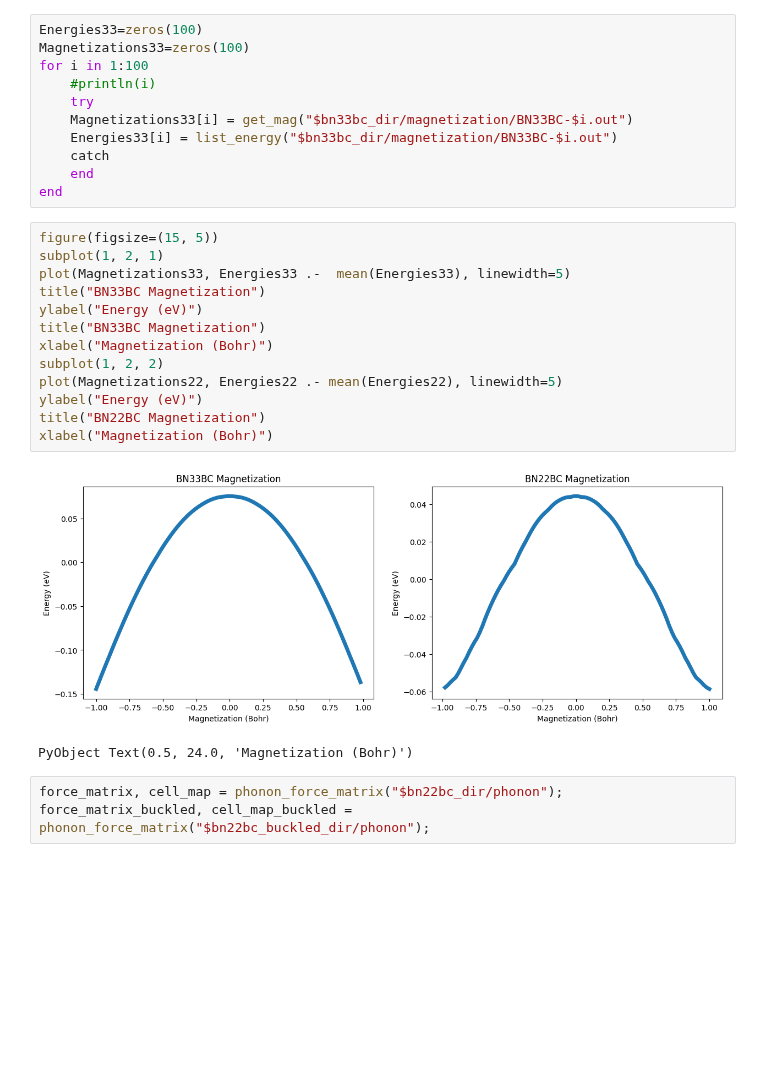
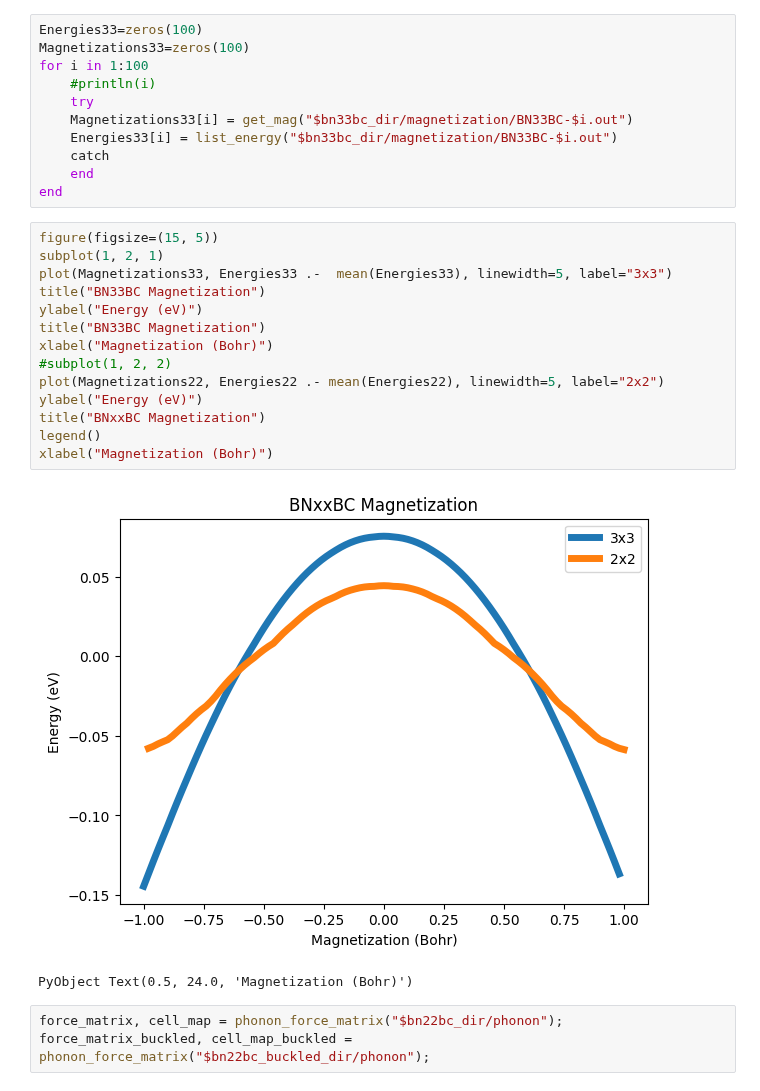
Before and after one commit to AliGhorashiCMT/Plasmons_Paper, a Jupyter notebook: Substitutional_Defects/Analyze.ipynb, the cells around one changed output. Cells and saved outputs as stored; diff of their text form; blank space fills up the shorter version.

```diff
--- a/Substitutional_Defects/Analyze.ipynb
+++ b/Substitutional_Defects/Analyze.ipynb
@@ -86,18 +75,19 @@ end
 # %%
 figure(figsize=(15, 5))
 subplot(1, 2, 1)
-plot(Magnetizations33, Energies33 .-  mean(Energies33), linewidth=5)
+plot(Magnetizations33, Energies33 .-  mean(Energies33), linewidth=5, label="3x3")
 title("BN33BC Magnetization")
 ylabel("Energy (eV)")
 title("BN33BC Magnetization")
 xlabel("Magnetization (Bohr)")
-subplot(1, 2, 2)
-plot(Magnetizations22, Energies22 .- mean(Energies22), linewidth=5)
+#subplot(1, 2, 2)
+plot(Magnetizations22, Energies22 .- mean(Energies22), linewidth=5, label="2x2")
 ylabel("Energy (eV)")
-title("BN22BC Magnetization")
+title("BNxxBC Magnetization")
+legend()
 xlabel("Magnetization (Bohr)")
 # %% [output]
-[figure, old version]
+[figure, new version]
 PyObject Text(0.5, 24.0, 'Magnetization (Bohr)')
 # %%
 force_matrix, cell_map = phonon_force_matrix("$bn22bc_dir/phonon");
```
Also changed, not shown: parts of 19 cells of this notebook.
